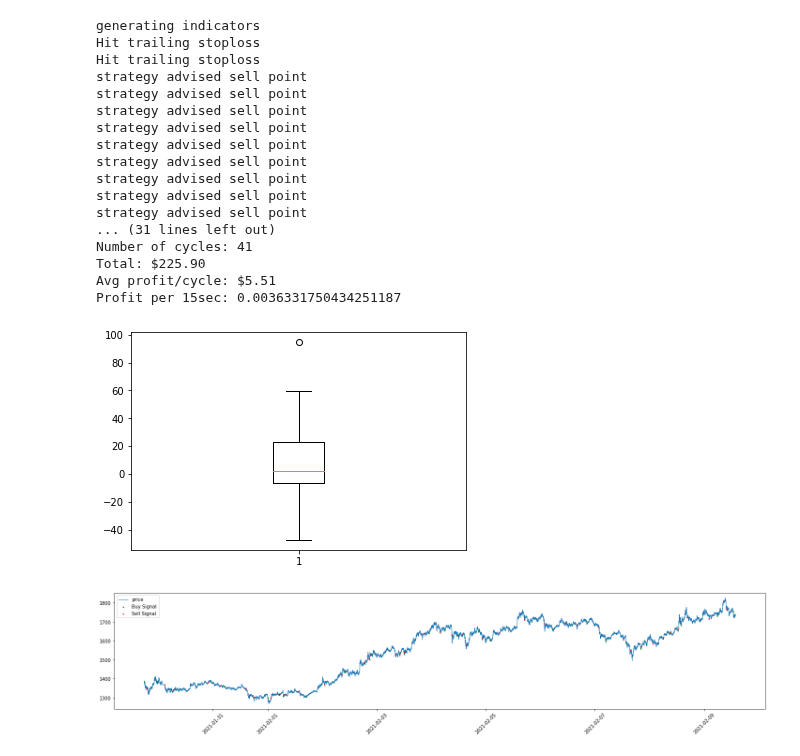
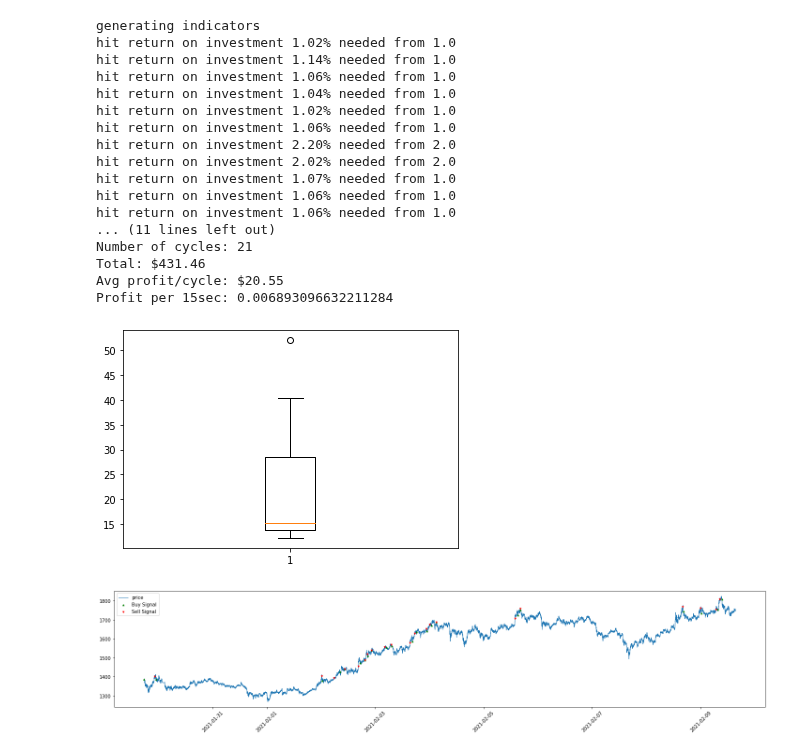
Before and after one commit to jsngalloway/night-trader, a Jupyter notebook: night_trader/strategies/strat_test.ipynb, the cells around one changed output. Saved outputs shown, nothing was run; the diff lists cells and outputs as text; code cells hidden in the pictures.

Commit message:
Hacked to use strategies

```diff
--- a/night_trader/strategies/strat_test.ipynb
+++ b/night_trader/strategies/strat_test.ipynb
@@ -54,42 +55,43 @@ def plot(df, sigPriceBuy, sigPriceSell):
 # %%
 # strat = Strategy002()
 # strat = StrategyBacd()
 # strat = Strategy001()
 # strat = SimpleStrategy()
 # strat = StrategyMacdCci()
-strat = StrategyBacdMacd()
+# strat = StrategyBacdMacd()
+strat = StrategyWaiter()
 
 df = strat.generateIndicators(df)
 
 sigPriceBuy, sigPriceSell, cycles = calculate_when_to_trade(df, strat)
 
 print("Executed buy and sell strategies:")
 print(f"Number of cycles: {len(cycles)}")
 print(f"Total: ${sum(cycles):.2f}")
 if len(cycles):
     print(f"Avg profit/cycle: ${sum(cycles)/len(cycles):.2f}")
 print(f"Profit per 15sec: {sum(cycles)/len(df)}")
 
 plt.boxplot(cycles)
 plt.show()
 plot(df, sigPriceBuy, sigPriceSell)
 # %% [output]
 generating indicators
-Hit trailing stoploss
-Hit trailing stoploss
-strategy advised sell point
-strategy advised sell point
-strategy advised sell point
-strategy advised sell point
-strategy advised sell point
-strategy advised sell point
-strategy advised sell point
-strategy advised sell point
-strategy advised sell point
-... (31 lines left out)
-Number of cycles: 41
-Total: $225.90
-Avg profit/cycle: $5.51
-Profit per 15sec: 0.0036331750434251187
+hit return on investment 1.02% needed from 1.0
+hit return on investment 1.14% needed from 1.0
+hit return on investment 1.06% needed from 1.0
+hit return on investment 1.04% needed from 1.0
+hit return on investment 1.02% needed from 1.0
+hit return on investment 1.06% needed from 1.0
+hit return on investment 2.20% needed from 2.0
+hit return on investment 2.02% needed from 2.0
+hit return on investment 1.07% needed from 1.0
+hit return on investment 1.06% needed from 1.0
+hit return on investment 1.06% needed from 1.0
+... (11 lines left out)
+Number of cycles: 21
+Total: $431.46
+Avg profit/cycle: $20.55
+Profit per 15sec: 0.006893096632211284
-[figure, old version]
+[figure, new version]
-[figure, old version]
+[figure, new version]
```
Also changed, not shown: parts of 1 cell of this notebook, 4 other files.
